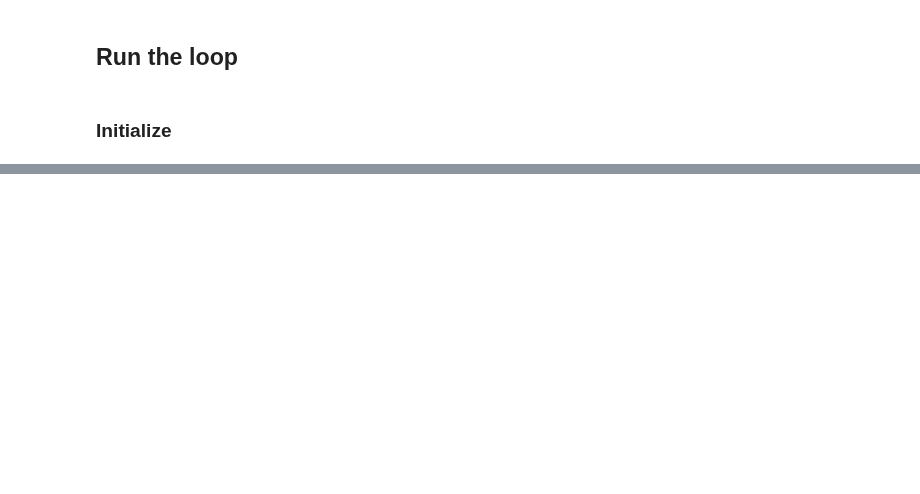
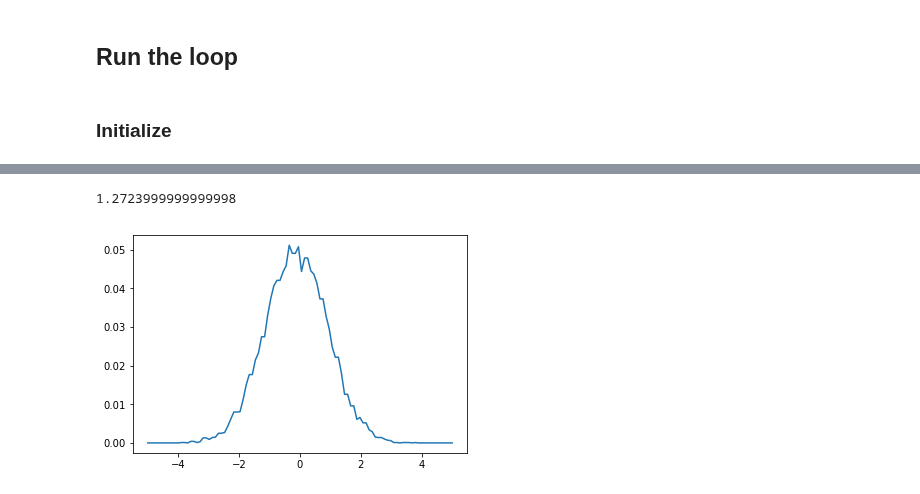
Before and after one commit to cranmer/active_sciencing, a Jupyter notebook: active_sciencing.ipynb, the cells around one changed output, grey strips where cells are left out. Cells and saved outputs as stored; diff of their text form; code cells hidden in the pictures; blank space fills up the shorter version.

```diff
--- a/active_sciencing.ipynb
+++ b/active_sciencing.ipynb
@@ -181,35 +229,0 @@ for i_experiment in range(science_iterations):
-# %%
-#put this in a separate file
-from scipy.stats import entropy
-
-
-class Distribution:
-    '''
-    member vars
-        variable names
-        ranges  (for use with george)
-    methods
-        density estimate (KDE or histogram) (for use with emcee)
-        MAP (for saddle point approximation)
-
-    '''
-    def __init__(self, name, range, samples=None):
-        self.range = range
-        self.name = name
-        if samples is None:
-            self.samples = np.random.uniform(range[0], range[1], size=10000)
-        else:
-            self.samples = samples
-
-    def map(self):
-        prob, edges = np.histogram(self.samples, range=self.range, bins=100)
-        prob = prob.clip(min=0.0000000001)
-        return edges[np.argmax(prob)]
-
-    def entropy(self):
-        prob, edges = np.histogram(self.samples, range=self.range, bins=100)
-        prob = prob.clip(min=0.0000000001)
-        return entropy(prob)
-
-    def hist(self):
-        plt.hist(self.samples, range=self.range, bins=100)
@@ -215,0 +239,11 @@ class Distribution:
+# %%
+tempdata = np.random.normal(0,1,10000)
+tempDist = Distribution('blah', range=(-5,5), samples=tempdata)
+tempDist.map()
+testVars = np.linspace(-5,5,100)
+temppdf = [tempDist.pdf(p) for p in testVars]
+plt.plot(testVars, temppdf)
+np.sum(temppdf)
+# %% [output]
+1.2723999999999998
+[figure, added]
```
Also changed, not shown: parts of 21 cells of this notebook, 1 other file.
